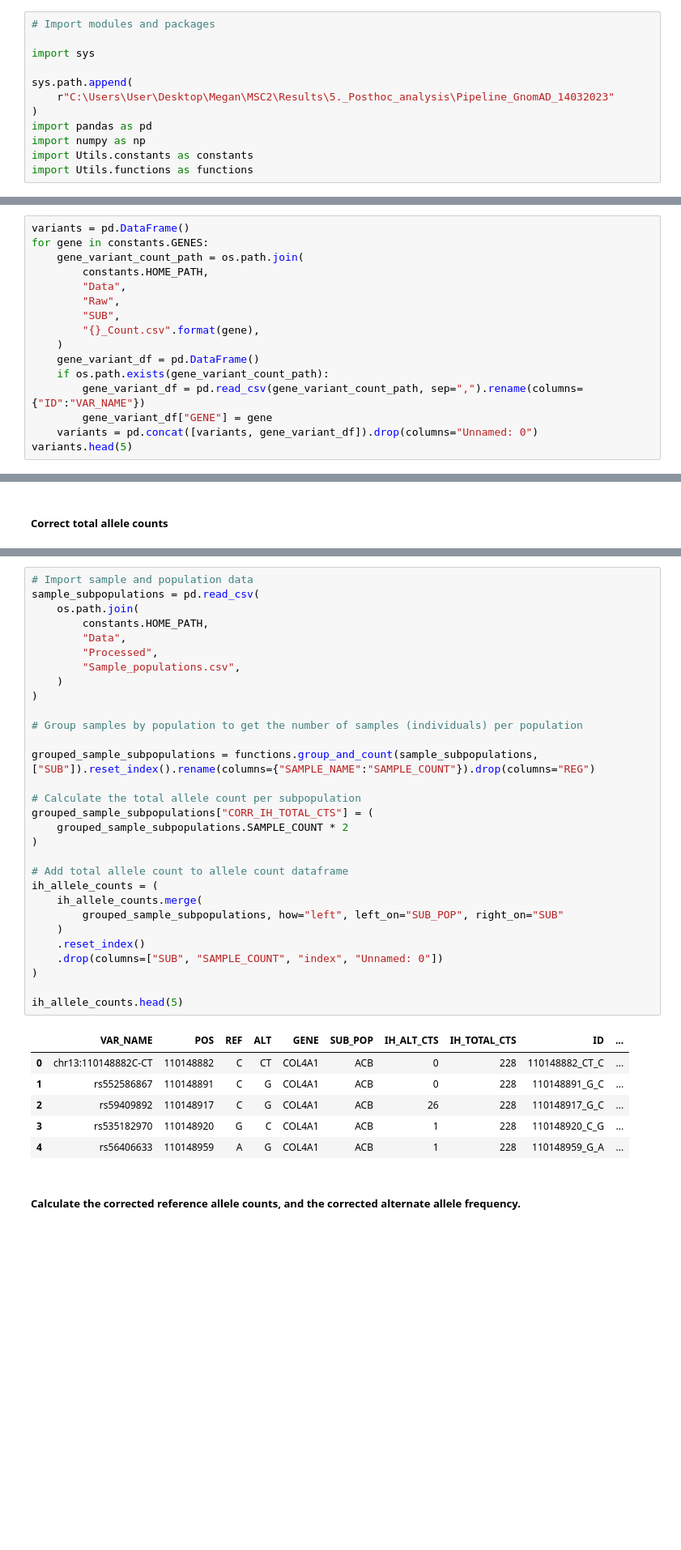
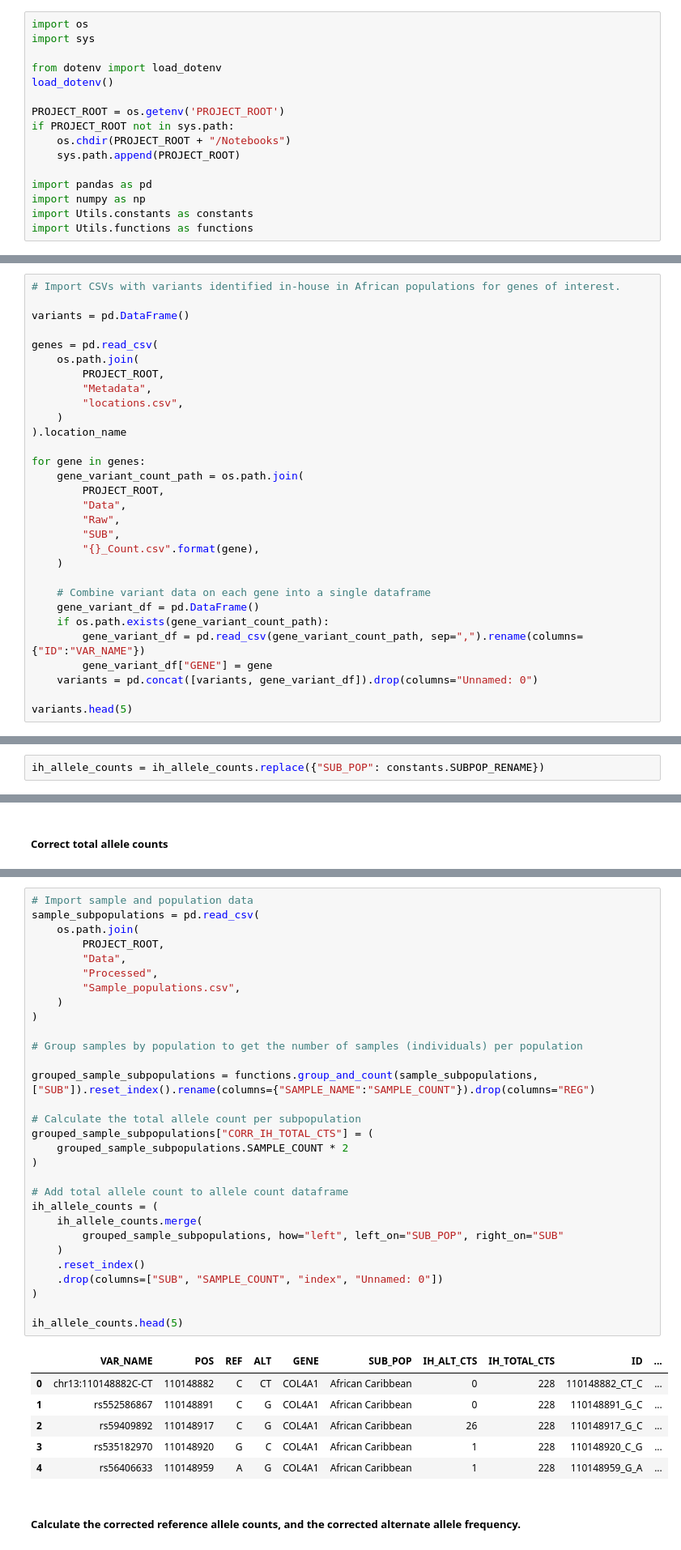
Before and after one commit to MeganHolborn/Genetic_data_analysis, a Jupyter notebook: Notebooks/Data_preparation/2-IH_allele_counts.ipynb, the cells around one changed output, grey strips where cells are left out. Shown: that part at 81% size. Cells and saved outputs as stored; diff of their text form; blank space fills up the shorter version.

Commit message:
Update notebook markdown and add relative file imports

```diff
--- a/Notebooks/Data_preparation/2-IH_allele_counts.ipynb
+++ b/Notebooks/Data_preparation/2-IH_allele_counts.ipynb
@@ -28,11 +23,15 @@ os.chdir(
 # %%
-# Import modules and packages
-
+import os
 import sys
 
-sys.path.append(
-    r"C:\Users\User\Desktop\Megan\MSC2\Results\5._Posthoc_analysis\Pipeline_GnomAD_14032023"
-)
+from dotenv import load_dotenv
+load_dotenv()
+
+PROJECT_ROOT = os.getenv('PROJECT_ROOT')
+if PROJECT_ROOT not in sys.path:
+    os.chdir(PROJECT_ROOT + "/Notebooks")
+    sys.path.append(PROJECT_ROOT)
+
 import pandas as pd
 import numpy as np
 import Utils.constants as constants
@@ -44,18 +41,32 @@ Import in-house variant count data for each gene and subpopulation. Combine into
 # %%
+# Import CSVs with variants identified in-house in African populations for genes of interest.
+
 variants = pd.DataFrame()
-for gene in constants.GENES:
+
+genes = pd.read_csv(
+    os.path.join(
+        PROJECT_ROOT,
+        "Metadata",
+        "locations.csv",
+    )
+).location_name
+
+for gene in genes:
     gene_variant_count_path = os.path.join(
-        constants.HOME_PATH,
+        PROJECT_ROOT,
         "Data",
         "Raw",
         "SUB",
         "{}_Count.csv".format(gene),
     )
+
+    # Combine variant data on each gene into a single dataframe
     gene_variant_df = pd.DataFrame()
     if os.path.exists(gene_variant_count_path):
         gene_variant_df = pd.read_csv(gene_variant_count_path, sep=",").rename(columns={"ID":"VAR_NAME"})
         gene_variant_df["GENE"] = gene
     variants = pd.concat([variants, gene_variant_df]).drop(columns="Unnamed: 0")
+
 variants.head(5)
 # %% [output]
 |  | VAR_NAME | POS | REF | ALT | ACB_ac | ACB_tc | GWD_ac | GWD_tc | ESN_ac | ESN_tc | ... | ... |
@@ -118,2 +131,4 @@ ih_allele_counts.head(5)
+# %%
+ih_allele_counts = ih_allele_counts.replace({"SUB_POP": constants.SUBPOP_RENAME})
 # %% [markdown]
 ## Assign a unique ID to each variant
@@ -156,39 +173,39 @@ To perform this correction, the following steps were performed:
 # Import sample and population data
 sample_subpopulations = pd.read_csv(
     os.path.join(
-        constants.HOME_PATH,
+        PROJECT_ROOT,
         "Data",
         "Processed",
         "Sample_populations.csv",
     )
 )
 
 # Group samples by population to get the number of samples (individuals) per population
 
 grouped_sample_subpopulations = functions.group_and_count(sample_subpopulations, ["SUB"]).reset_index().rename(columns={"SAMPLE_NAME":"SAMPLE_COUNT"}).drop(columns="REG")
 
 # Calculate the total allele count per subpopulation
 grouped_sample_subpopulations["CORR_IH_TOTAL_CTS"] = (
     grouped_sample_subpopulations.SAMPLE_COUNT * 2
 )
 
 # Add total allele count to allele count dataframe
 ih_allele_counts = (
     ih_allele_counts.merge(
         grouped_sample_subpopulations, how="left", left_on="SUB_POP", right_on="SUB"
     )
     .reset_index()
     .drop(columns=["SUB", "SAMPLE_COUNT", "index", "Unnamed: 0"])
 )
 
 ih_allele_counts.head(5)
 # %% [output]
 |  | VAR_NAME | POS | REF | ALT | GENE | SUB_POP | IH_ALT_CTS | IH_TOTAL_CTS | ID | ... |
-| 0 | chr13:110148882C-CT | 110148882 | C | CT | COL4A1 | ACB | 0 | 228 | 110148882_CT_C | ... |
-| 1 | rs552586867 | 110148891 | C | G | COL4A1 | ACB | 0 | 228 | 110148891_G_C | ... |
-| 2 | rs59409892 | 110148917 | C | G | COL4A1 | ACB | 26 | 228 | 110148917_G_C | ... |
-| 3 | rs535182970 | 110148920 | G | C | COL4A1 | ACB | 1 | 228 | 110148920_C_G | ... |
-| 4 | rs56406633 | 110148959 | A | G | COL4A1 | ACB | 1 | 228 | 110148959_G_A | ... |
+| 0 | chr13:110148882C-CT | 110148882 | C | CT | COL4A1 | African Caribbean | 0 | 228 | 110148882_CT_C | ... |
+| 1 | rs552586867 | 110148891 | C | G | COL4A1 | African Caribbean | 0 | 228 | 110148891_G_C | ... |
+| 2 | rs59409892 | 110148917 | C | G | COL4A1 | African Caribbean | 26 | 228 | 110148917_G_C | ... |
+| 3 | rs535182970 | 110148920 | G | C | COL4A1 | African Caribbean | 1 | 228 | 110148920_C_G | ... |
+| 4 | rs56406633 | 110148959 | A | G | COL4A1 | African Caribbean | 1 | 228 | 110148959_G_A | ... |
 # %% [markdown]
 ##### Calculate the corrected reference allele counts, and the corrected alternate allele frequency.
 # %%
```
Also changed, not shown: parts of 24 cells of this notebook, 41 other files.
